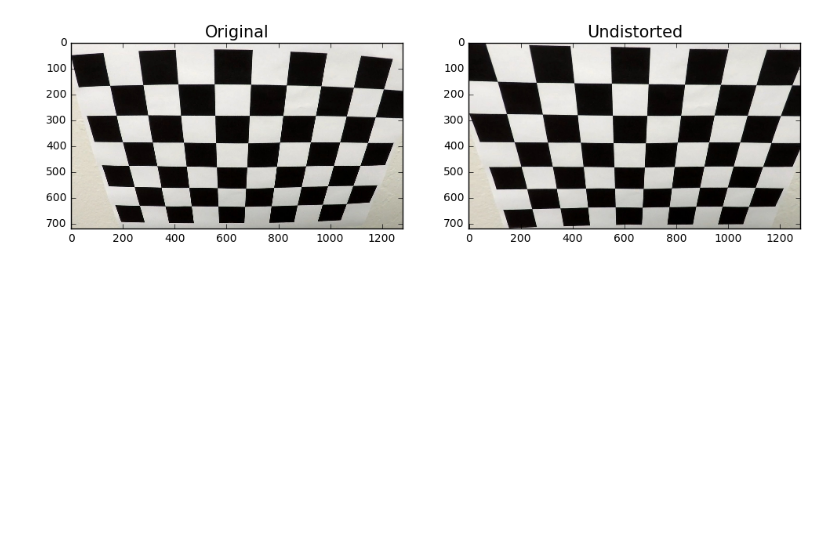
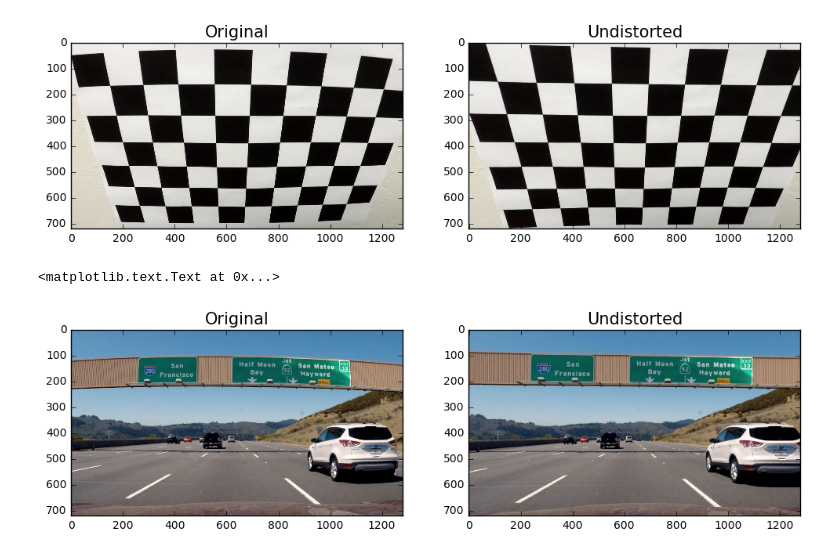
Before and after one commit to eqbal/CarND-Advanced-Lane-Lines-p4, a Jupyter notebook: playground.ipynb, the cells around one changed output. Saved outputs shown, nothing was run; the diff lists cells and outputs as text; code cells hidden in the pictures; blank space fills up the shorter version.

Commit message:
Add more samples for images before and after distortion.

```diff
--- a/playground.ipynb
+++ b/playground.ipynb
@@ -61,3 +61,16 @@ ax2.set_title('Undistorted', fontsize=15)
 # %% [output]
 <matplotlib.text.Text at 0x...>
 [figure]
+# %%
+dist_img   = mpimg.imread("./my_images/distorted_img.png")
+undist_img = cc.undistort(dist_img)
+
+f, ((ax1, ax2)) = plt.subplots(1, 2, figsize=(12, 18))
+
+ax1.imshow(dist_img)
+ax1.set_title('Original', fontsize=15)
+ax2.imshow(undist_img)
+ax2.set_title('Undistorted', fontsize=15)
+# %% [output]
+<matplotlib.text.Text at 0x...>
+[figure, added]
```
Also changed, not shown: 4 other files.
